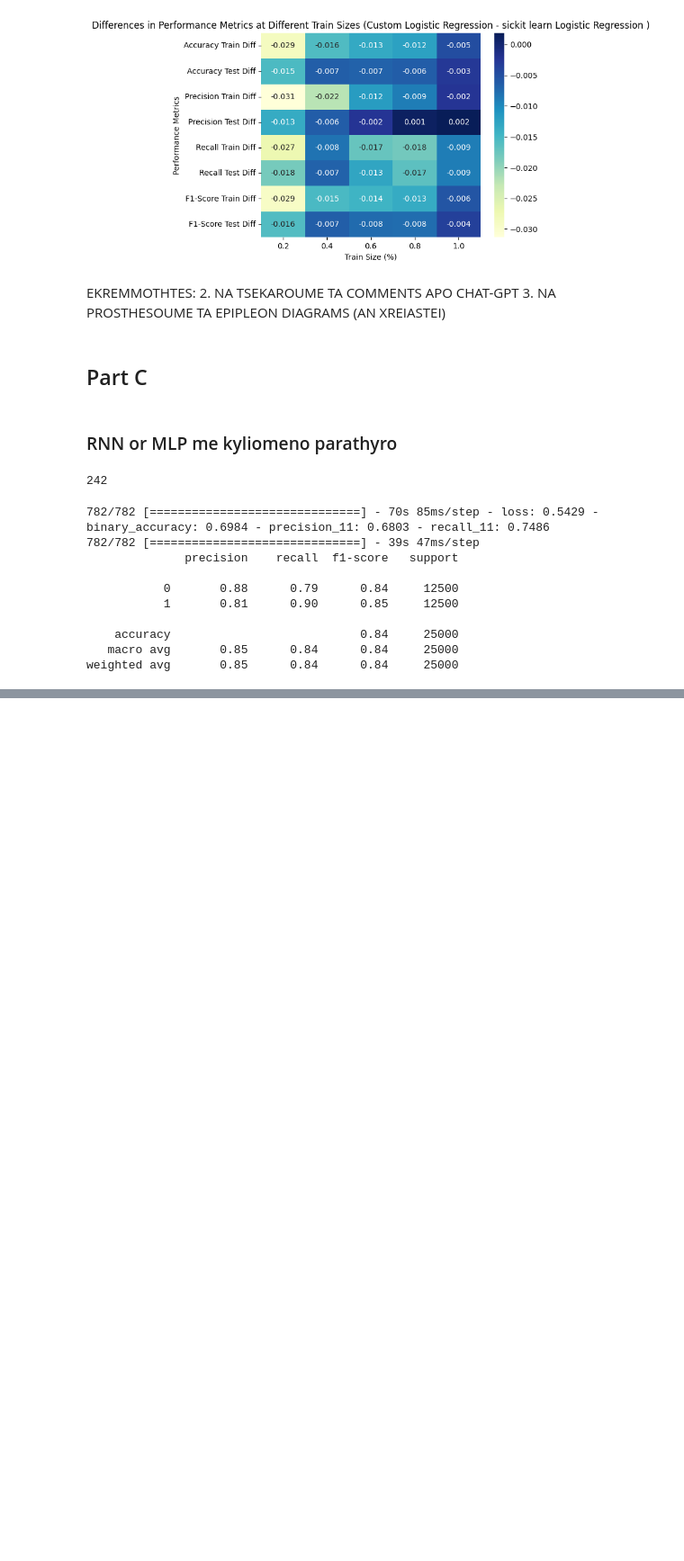
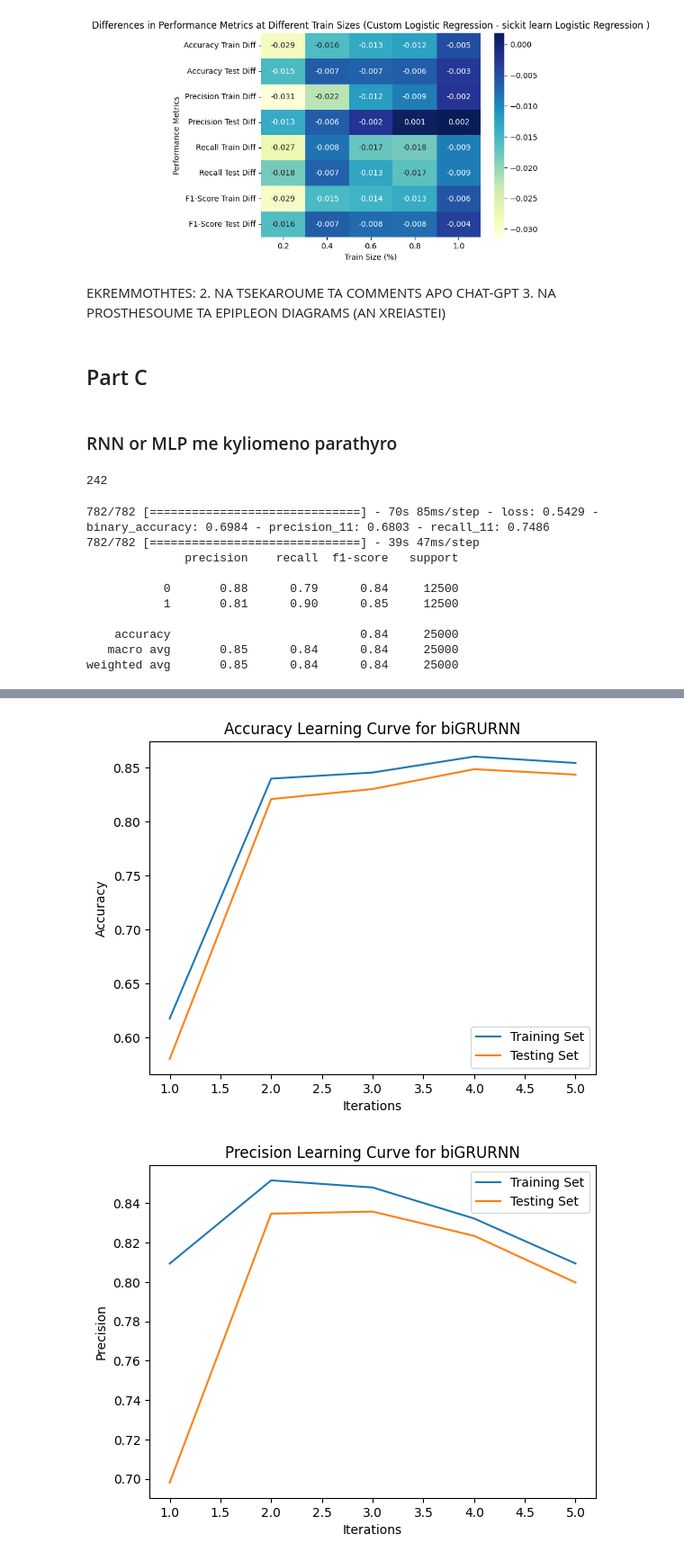
Before and after one commit to GwgwP/AI-Projects, a Jupyter notebook: secondProject/second_project.ipynb, the cells around one changed output, grey strips where cells are left out. Shown at 90% size. Cells and saved outputs as stored; diff of their text form; code cells hidden in the pictures; blank space fills up the shorter version.

```diff
--- a/secondProject/second_project.ipynb
+++ b/secondProject/second_project.ipynb
@@ -1307,3 +1075,12 @@ print(classification_report(y_test, y_pred))
     accuracy                           0.84     25000
    macro avg       0.85      0.84      0.84     25000
 weighted avg       0.85      0.84      0.84     25000
+# %%
+# Curves of RNN
+rnn = RNN(vectorizer=vectorizer,  emb_size=64, h_size=64,num_layers=1, epochs=1, verbose=1, batch_size=32)
+# report_BiGRU_RNN = learning_curves(rnn, x_train,y_train, x_test, y_test, n_splits=5)
+report_BiGRU_RNN = (training_accuracy_list_rnn, testing_accuracy_list_rnn,
+     training_precision_list_rnn, testing_precision_list_rnn,
+     training_recall_list_rnn, testing_recall_list_rnn,
+     training_f1_list_rnn, testing_f1_list_rnn)= learning_curve_for_biGRURNN(rnn, x_train,y_train, x_test, y_test, n_splits=5)
+# %% [output]
@@ -1309,0 +1109,2 @@ weighted avg       0.85      0.84      0.84     25000
+[figure, added]
+[figure, added]
```
Also changed, not shown: parts of 17 cells of this notebook.
